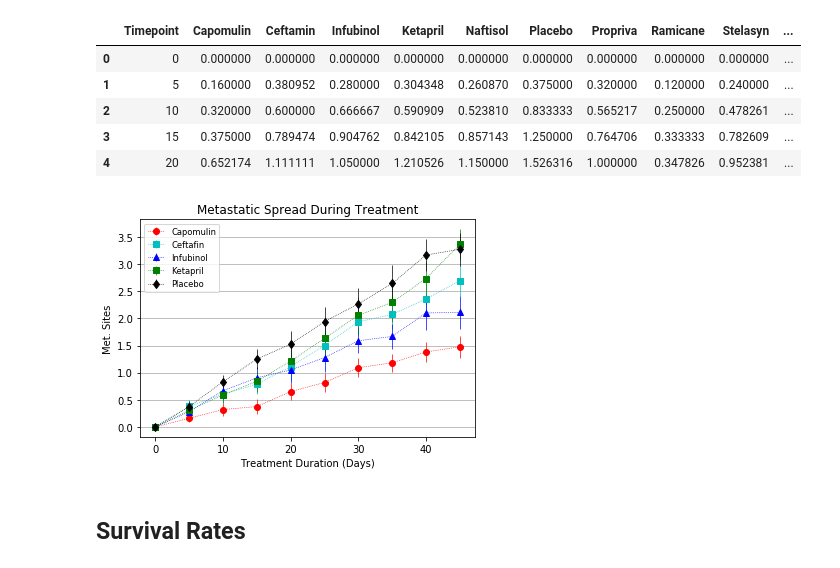
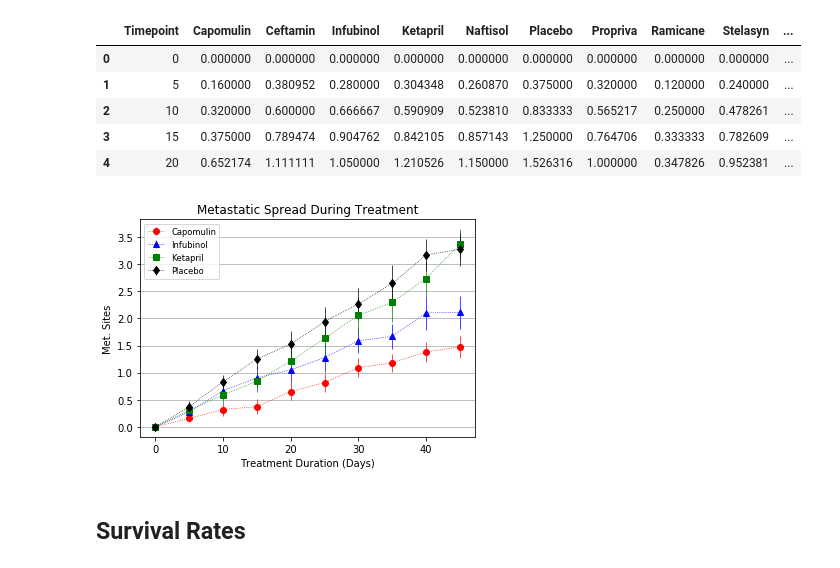
Before and after one commit to limbz-sami/matplotlib-challenge, a Jupyter notebook: Pymaceuticals/pymaceuticals_starter.ipynb, the cells around one changed output. Drawn from its saved outputs; the diff is of its cells as text; code cells hidden in the pictures.

```diff
--- a/Pymaceuticals/pymaceuticals_starter.ipynb
+++ b/Pymaceuticals/pymaceuticals_starter.ipynb
@@ -216,46 +205,39 @@ x_axis = Drug_Metsite_data['Timepoint']
 Cap_metsite_sem_data= Met_sites_SEM_data.loc[Met_sites_SEM_data["Drug"]=='Capomulin', :]
 Cap_metsite_sem = Cap_metsite_sem_data['Metastatic Sites']
 Cap_metsites_means = Drug_Metsite_data['Capomulin']
-#Ceftamin
-Ceft_metsite_sem_data = Met_sites_SEM_data.loc[Met_sites_SEM_data["Drug"]=='Ceftamin', :]
-Ceft_metsite_sem = Ceft_metsite_sem_data['Metastatic Sites']
-Ceft_metsites_means = Drug_Metsite_data['Ceftamin']
 #Infubinol
 Infu_metsite_sem_data = Met_sites_SEM_data.loc[Met_sites_SEM_data["Drug"]=='Infubinol', :]
 Infu_metsite_sem = Infu_metsite_sem_data['Metastatic Sites']
 Infu_metsites_means = Drug_Metsite_data['Infubinol']
 #ketapril
 Keta_metsite_sem_data = Met_sites_SEM_data.loc[Met_sites_SEM_data["Drug"]=='Ketapril', :]
 Keta_metsite_sem = Keta_metsite_sem_data['Metastatic Sites']
 Keta_metsites_means = Drug_Metsite_data['Ketapril']
 #Placebo
 place_metsite_sem_data = Met_sites_SEM_data.loc[Met_sites_SEM_data["Drug"]=='Placebo', :]
 place_metsite_sem = place_metsite_sem_data['Metastatic Sites']
 place_metsites_means = Drug_Metsite_data['Placebo']
 
 
 
 fig, ax = plt.subplots()
 ax.errorbar(x_axis, Cap_metsites_means, Cap_metsite_sem, fmt = 'o:r', linewidth =0.7, label= 'Capomulin' )
-ax.errorbar(x_axis, Ceft_metsites_means, Ceft_metsite_sem, fmt = 's:c', linewidth =0.7, label = 'Ceftafin' )
 ax.errorbar(x_axis, Infu_metsites_means, Infu_metsite_sem, fmt = '^:b', linewidth =0.7, label = "Infubinol")
 ax.errorbar(x_axis, Keta_metsites_means, Keta_metsite_sem, fmt = 's:g', linewidth =0.7, label = 'Ketapril' )
 ax.errorbar(x_axis, place_metsites_means, place_metsite_sem, fmt = 'd:k', linewidth =0.7, label = 'Placebo')
 
 ax.set_xlabel("Treatment Duration (Days)")
 ax.set_ylabel('Met. Sites')
 ax.set_title('Metastatic Spread During Treatment')
 ax.legend(fontsize = 'small')
 ax.yaxis.grid()
 
-
-# Generate the Plot (with Error Bars)
-
 # Save the Figure
-
+plt.savefig("../Figures/Tumor_spread_by_treatment")
 # Show the Figure
+plt.show()
 # %% [output]
-[figure, old version]
+[figure, new version]
 # %% [markdown]
 ## Survival Rates
 # %%
```
Also changed, not shown: parts of 9 cells of this notebook, 3 other files.
